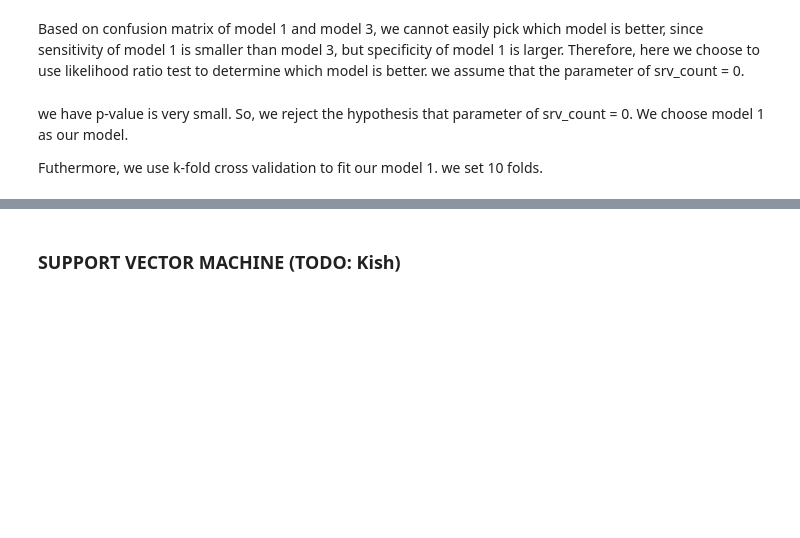
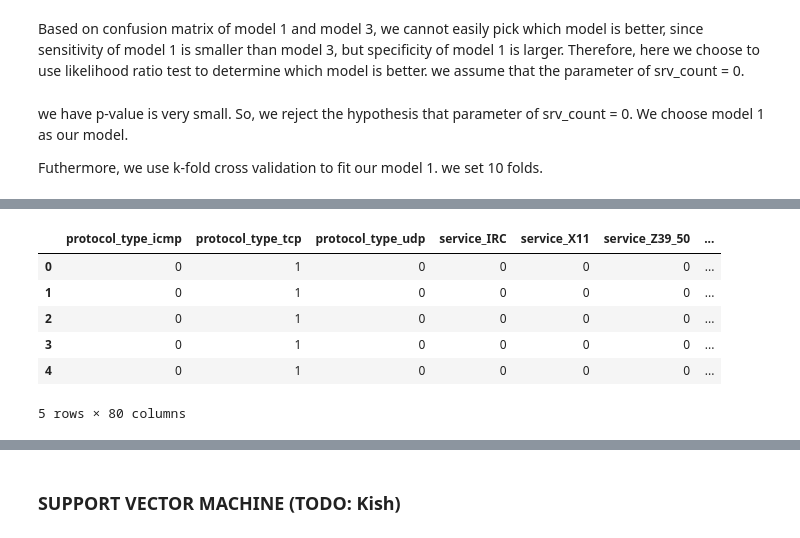
Before and after one commit to dj311/data-science-toolbox-2, a Jupyter notebook: project/report.ipynb, the cells around one changed output, grey strips where cells are left out. Cells and saved outputs as stored; diff of their text form; code cells hidden in the pictures; blank space fills up the shorter version.

```diff
--- a/project/report.ipynb
+++ b/project/report.ipynb
@@ -435,0 +454,11 @@ cv_logit
+# %%
+# Check the result of the transformation
+connection_events.filter(regex='(flag|protocol_type|service).*', axis='columns').head()
+# %% [output]
+|  | protocol_type_icmp | protocol_type_tcp | protocol_type_udp | service_IRC | service_X11 | service_Z39_50 | ... |
+| 0 | 0 | 1 | 0 | 0 | 0 | 0 | ... |
+| 1 | 0 | 1 | 0 | 0 | 0 | 0 | ... |
+| 2 | 0 | 1 | 0 | 0 | 0 | 0 | ... |
+| 3 | 0 | 1 | 0 | 0 | 0 | 0 | ... |
+| 4 | 0 | 1 | 0 | 0 | 0 | 0 | ... |
+5 rows × 80 columns
```
Also changed, not shown: parts of 24 cells of this notebook.
